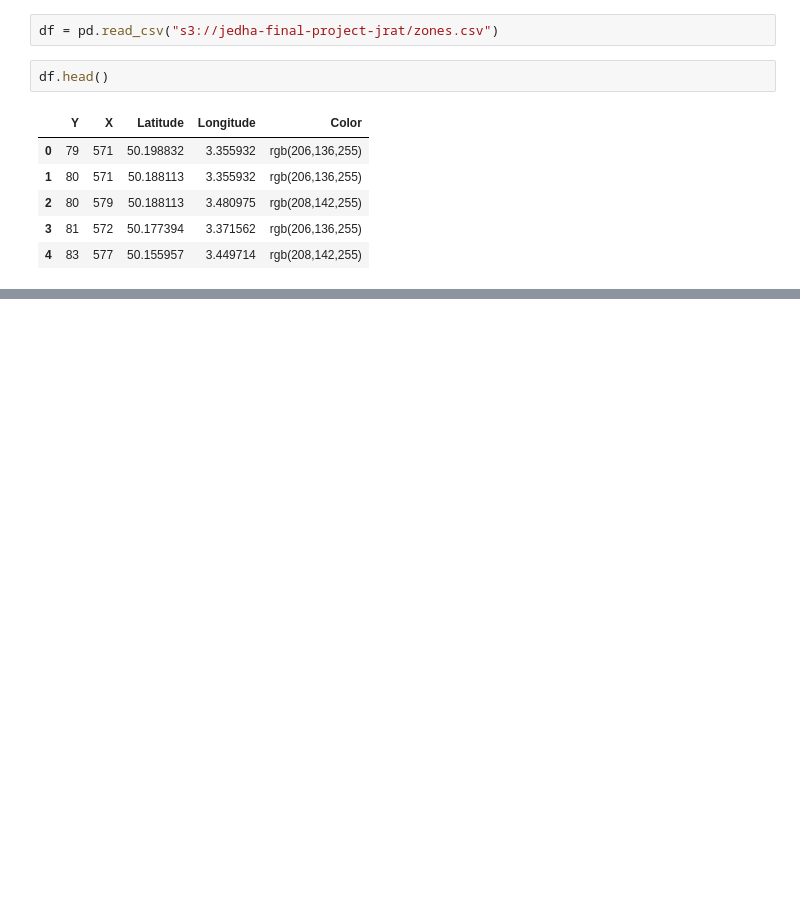
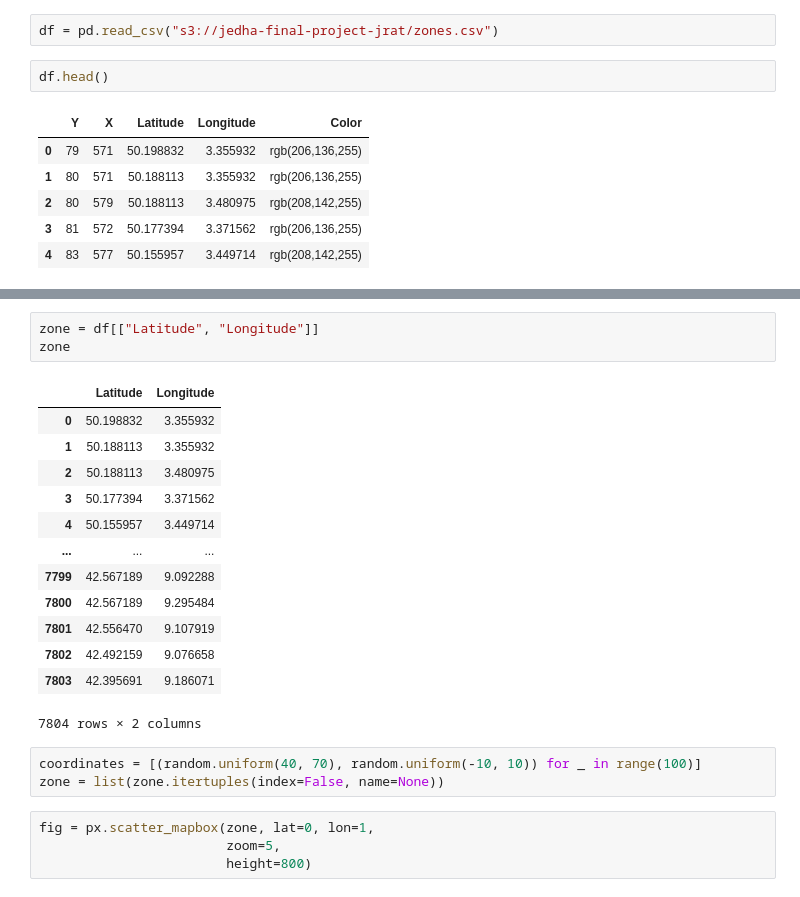
Before and after one commit to tristanGIANDO/jedha_final_project, a Jupyter notebook: jedha_final_project/data_collection/filters.ipynb, the cells around one changed output, grey strips where cells are left out. Saved outputs shown, nothing was run; the diff lists cells and outputs as text; blank space fills up the shorter version.

```diff
--- a/jedha_final_project/data_collection/filters.ipynb
+++ b/jedha_final_project/data_collection/filters.ipynb
@@ -17,0 +55,24 @@ df.head()
+# %%
+zone = df[["Latitude", "Longitude"]]
+zone
+# %% [output]
+|  | Latitude | Longitude |
+| 0 | 50.198832 | 3.355932 |
+| 1 | 50.188113 | 3.355932 |
+| 2 | 50.188113 | 3.480975 |
+| 3 | 50.177394 | 3.371562 |
+| 4 | 50.155957 | 3.449714 |
+| ... | ... | ... |
+| 7799 | 42.567189 | 9.092288 |
+| 7800 | 42.567189 | 9.295484 |
+| 7801 | 42.556470 | 9.107919 |
+| 7802 | 42.492159 | 9.076658 |
+| 7803 | 42.395691 | 9.186071 |
+7804 rows × 2 columns
+# %%
+coordinates = [(random.uniform(40, 70), random.uniform(-10, 10)) for _ in range(100)]
+zone = list(zone.itertuples(index=False, name=None))
+# %%
+fig = px.scatter_mapbox(zone, lat=0, lon=1,
+                        zoom=5,
+                        height=800)
```
Also changed, not shown: parts of 4 cells of this notebook.
